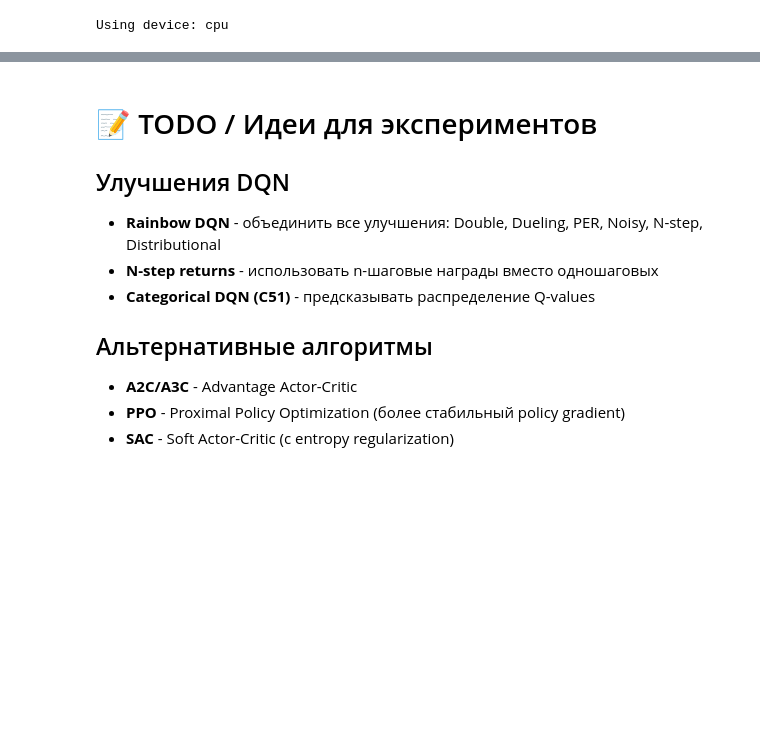
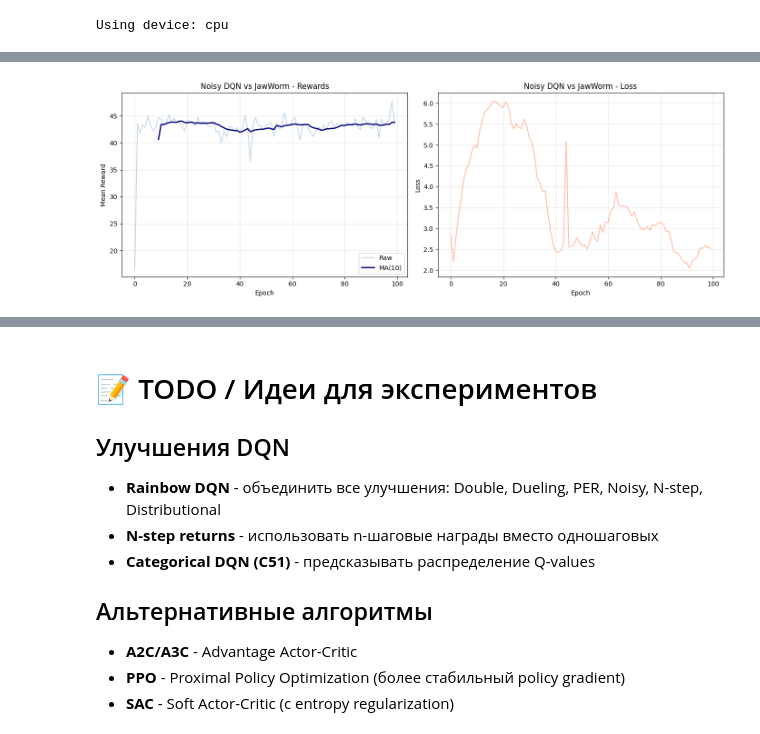
Before and after one commit to Q0un/ML_STS, a Jupyter notebook: train/train.ipynb, the cells around one changed output, grey strips where cells are left out. Cells and saved outputs as stored; diff of their text form; code cells hidden in the pictures; blank space fills up the shorter version.

```diff
--- a/train/train.ipynb
+++ b/train/train.ipynb
@@ -1049,0 +1053,24 @@ Epoch  95 | Reward:   79.63 | Loss: 0.5331 | ε: 0.114
+# %%
+# Обучение на JawWorm
+print("🚀 Training Noisy DQN on JawWorm (100 epochs)...")
+agent_jw = DQNAgent(
+    network_class=NoisyDQN,
+    lr=1e-3,
+    gamma=0.95,
+    use_double_dqn=True,
+    buffer_size=20000,
+    batch_size=64,
+    input_size=INPUT_NEURS_BY_MOB[0],
+    output_size=OUTPUT_NEURS_BY_MOB[0],
+)
+
+rewards_jw, losses_jw = train_agent(
+    agent_jw,
+    mob_id=0,  # JawWorm
+    n_epochs=100,
+    games_per_epoch=30,
+)
+
+plot_training(rewards_jw, losses_jw, "Noisy DQN vs JawWorm")
+agent_jw.save("../saved_models/NoisyDQN_JawWorm_v2.pt")
+# %% [output]
@@ -1050,3 +1094,4 @@ Epoch  95 | Reward:   79.63 | Loss: 0.5331 | ε: 0.114
+[figure, added]
 # %%
 # Обучение на Cultist
 print("\n🚀 Training Noisy DQN on Cultist (100 epochs)...")
```
Also changed, not shown: parts of 16 cells of this notebook, 18 other files.
